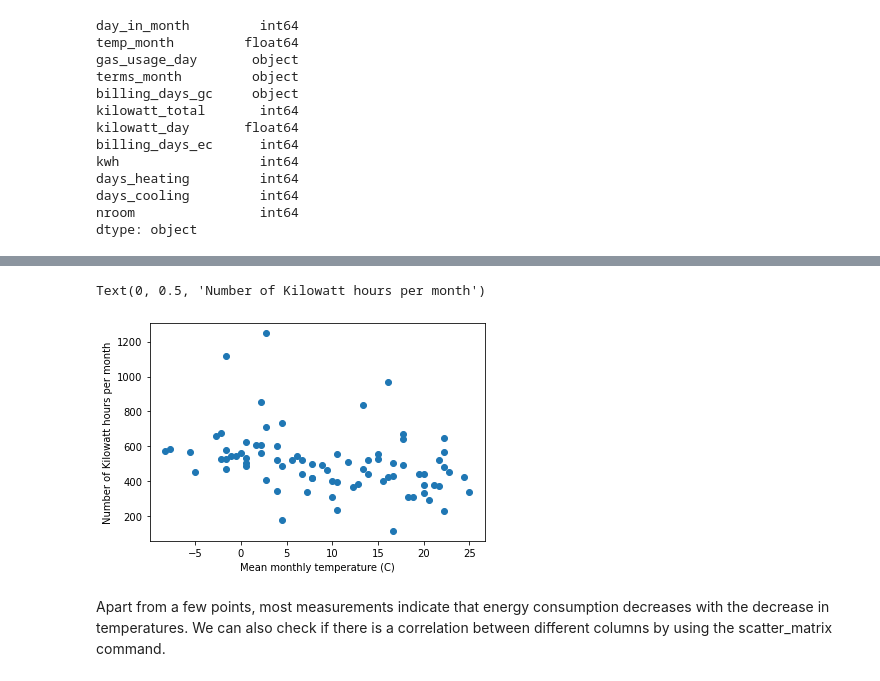
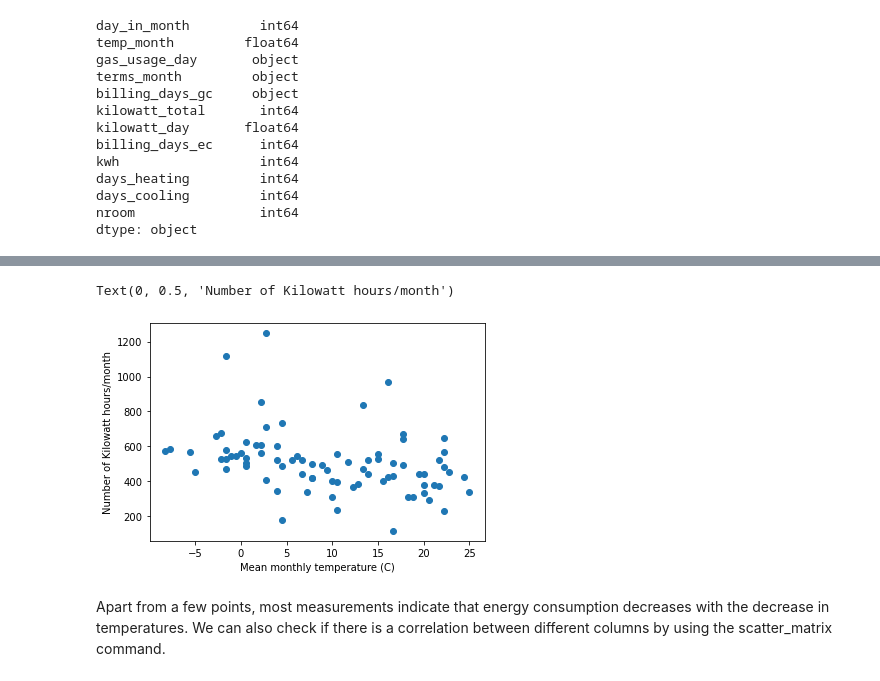
Before and after one commit to lilianasku/ML-with-Scikit-learn, a Jupyter notebook: supervised_learning/01.EDA_with_scikit-learn.ipynb, the cells around one changed output, grey strips where cells are left out. Cells and saved outputs as stored; diff of their text form; code cells hidden in the pictures.

```diff
--- a/supervised_learning/01.EDA_with_scikit-learn.ipynb
+++ b/supervised_learning/01.EDA_with_scikit-learn.ipynb
@@ -16,7 +16,7 @@ import matplotlib.pyplot as plt
 from datetime import datetime
 # %%
 #importing "utility" data set
-file ='Data/utility.dat.txt'
+file ='../data/utility.dat.txt'
 
 #defining column names
 column_names=['date', 'day_in_month', 'temp_month', 'gas_usage_day','terms_month',
@@ -28,6 +28,3 @@ df= pd.read_csv(file, header=None,
                sep='\s+',
                names=column_names,
                index_col='date')
-
-#printing the first lines of the dataframe df
-df.head(5)
@@ -85,11 +85,11 @@ memory usage: 8.2+ KB
 # %%
 #plotting energy consumption v.s. temperature
 plt.scatter(df['temp_month'], df['kilowatt_total'])
 plt.xlabel('Mean monthly temperature (C)')
-plt.ylabel('Number of Kilowatt hours per month')
+plt.ylabel('Number of Kilowatt hours/month')
 # %% [output]
-Text(0, 0.5, 'Number of Kilowatt hours per month')
+Text(0, 0.5, 'Number of Kilowatt hours/month')
-[figure, old version]
+[figure, new version]
 # %% [markdown]
 Apart from a few points, most measurements indicate that energy consumption decreases with the decrease in temperatures. We can also check if there is a correlation between different columns by using the scatter_matrix command.
 # %%
```
Also changed, not shown: parts of 4 cells of this notebook.
